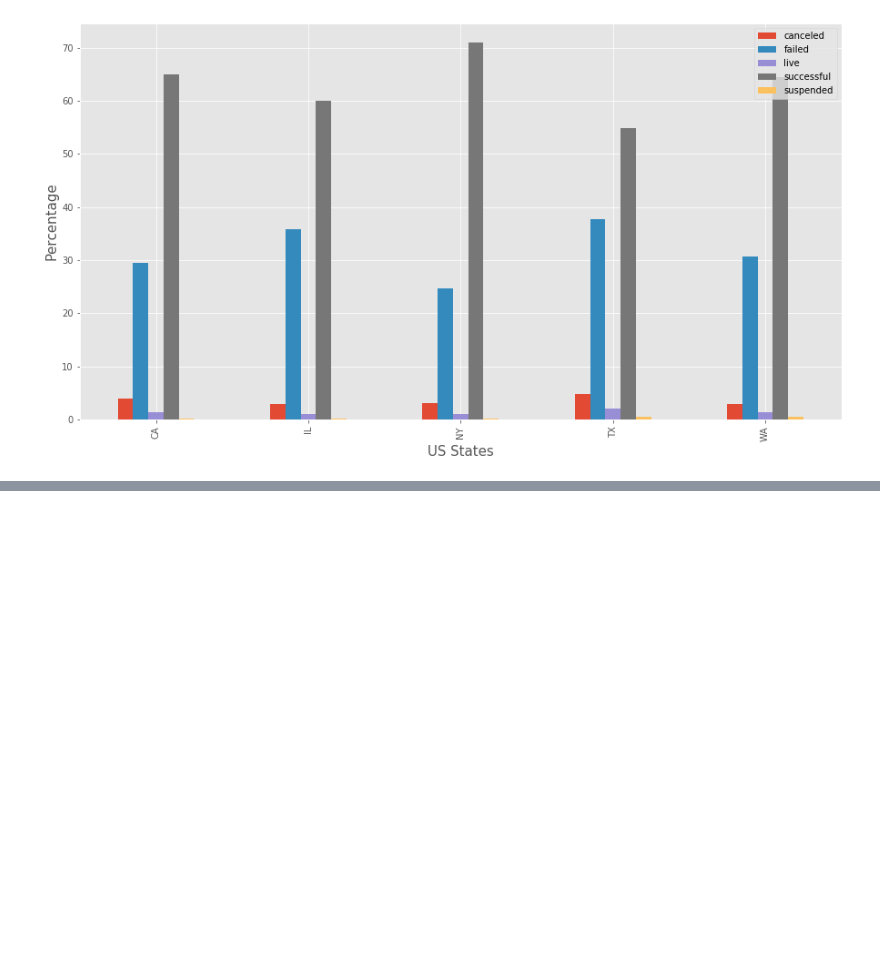
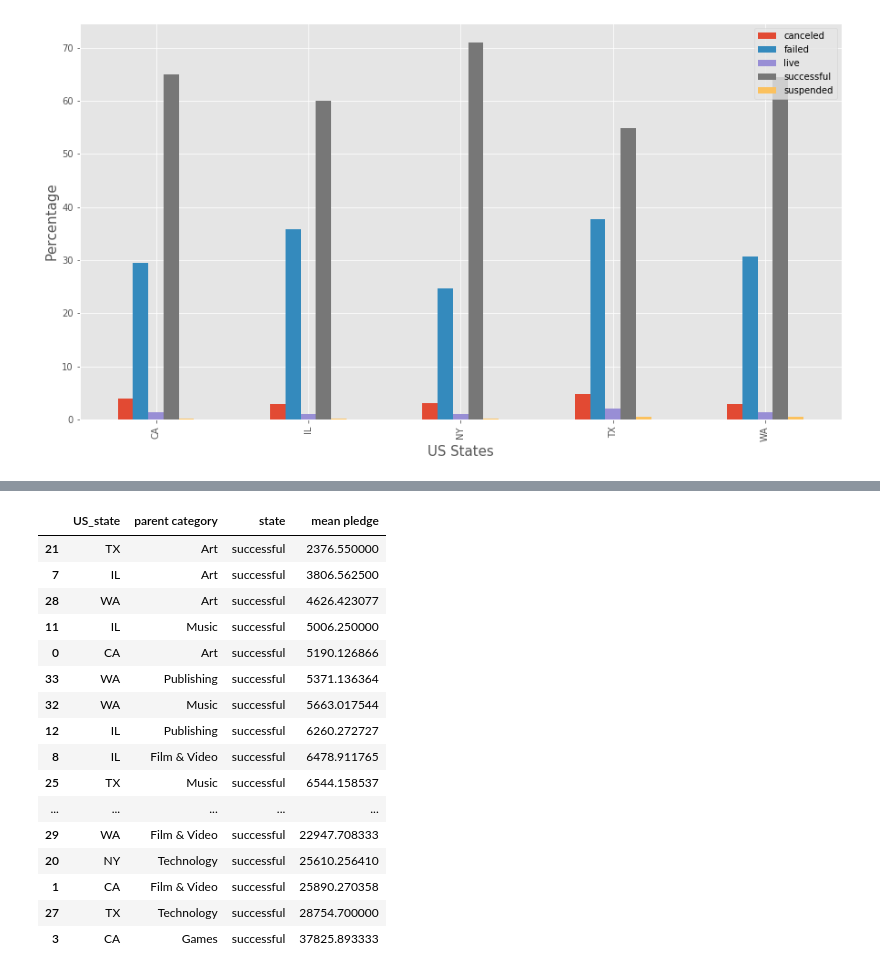
Before and after one commit to shwetasharmaeco/kickstarter_analysis, a Jupyter notebook: kickstarter_study.ipynb, the cells around one changed output, grey strips where cells are left out. Drawn from its saved outputs; the diff is of its cells as text; code cells hidden in the pictures; blank space fills up the shorter version.

```diff
--- a/kickstarter_study.ipynb
+++ b/kickstarter_study.ipynb
@@ -644,0 +650,22 @@ Name: count, Length: 86, dtype: float64
+# %%
+# what should be your "goal amount" under a particular category and a state in USA
+mean_pledge = success_days.groupby(["US_state","parent category", "state"])["goal"].mean().reset_index(name="mean pledge")
+mean_pledge.sort_values("mean pledge")
+# %% [output]
+|  | US_state | parent category | state | mean pledge |
+| 21 | TX | Art | successful | 2376.550000 |
+| 7 | IL | Art | successful | 3806.562500 |
+| 28 | WA | Art | successful | 4626.423077 |
+| 11 | IL | Music | successful | 5006.250000 |
+| 0 | CA | Art | successful | 5190.126866 |
+| 33 | WA | Publishing | successful | 5371.136364 |
+| 32 | WA | Music | successful | 5663.017544 |
+| 12 | IL | Publishing | successful | 6260.272727 |
+| 8 | IL | Film & Video | successful | 6478.911765 |
+| 25 | TX | Music | successful | 6544.158537 |
+| ... | ... | ... | ... | ... |
+| 29 | WA | Film & Video | successful | 22947.708333 |
+| 20 | NY | Technology | successful | 25610.256410 |
+| 1 | CA | Film & Video | successful | 25890.270358 |
+| 27 | TX | Technology | successful | 28754.700000 |
+| 3 | CA | Games | successful | 37825.893333 |
```
Also changed, not shown: parts of 6 cells of this notebook.
